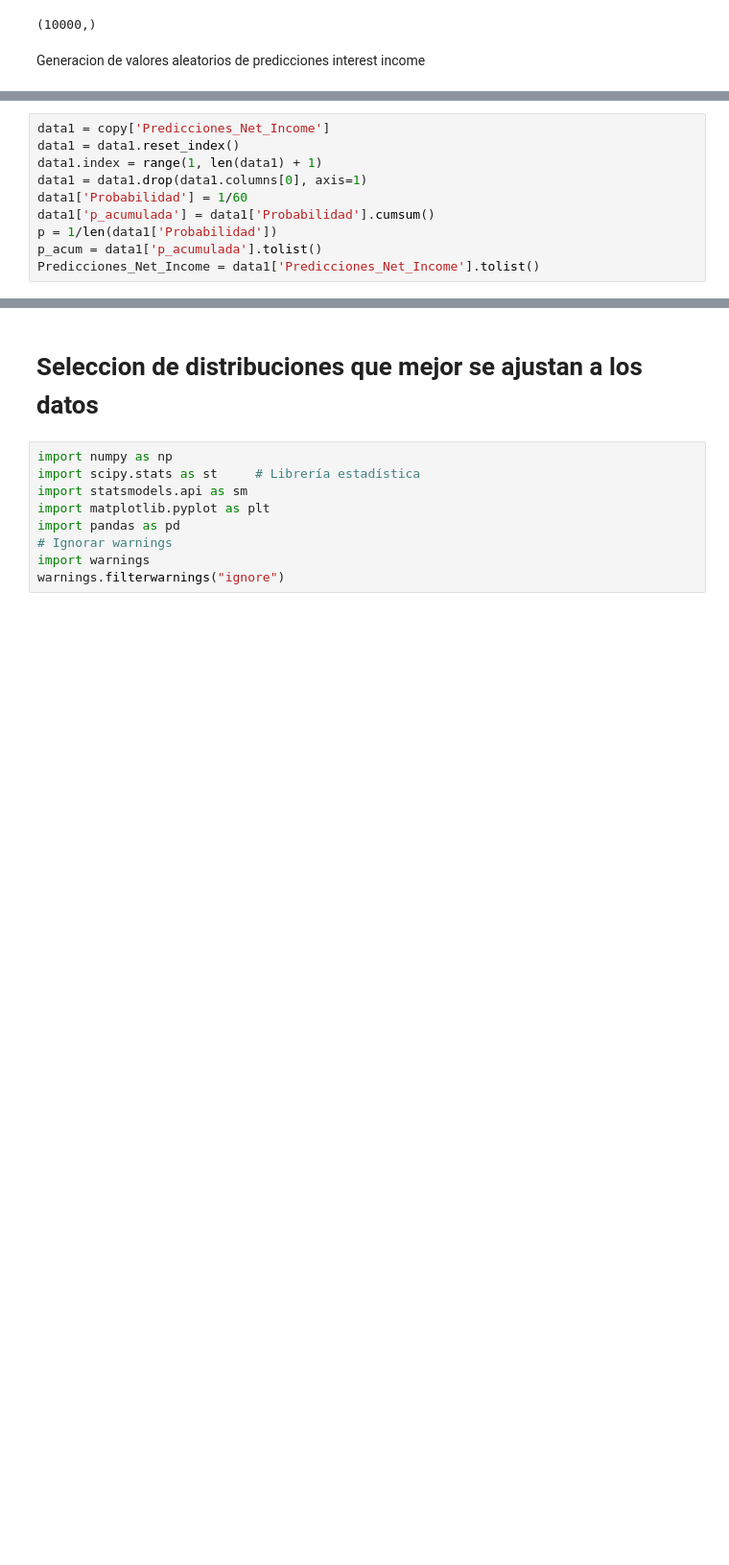
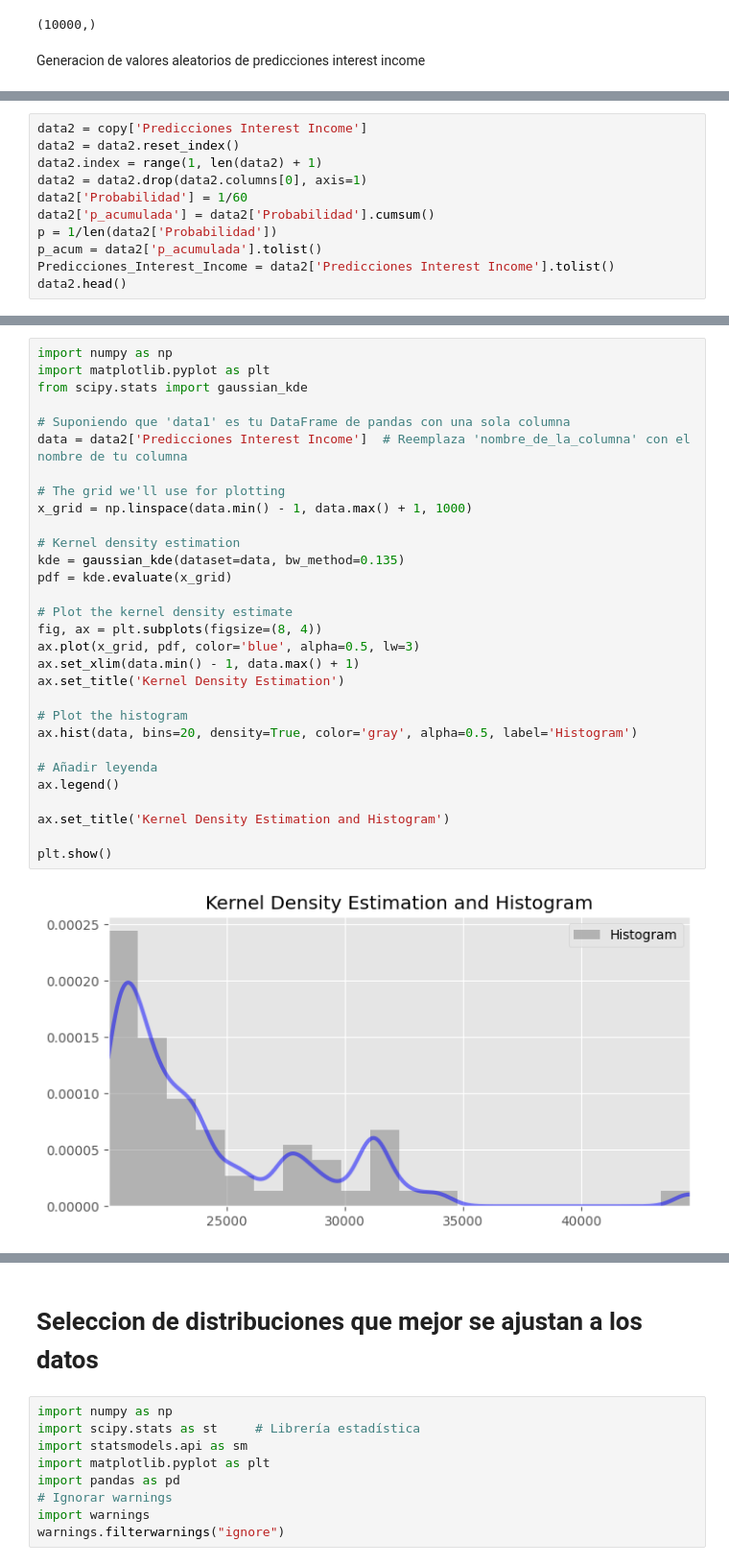
Before and after one commit to Maxcode99/Proyecto_SPF, a Jupyter notebook: Proyecto_Alan_Max.ipynb, the cells around one changed output, grey strips where cells are left out. Shown: that part at 96% size. Drawn from its saved outputs; the diff is of its cells as text; blank space fills up the shorter version.

```diff
--- a/Proyecto_Alan_Max.ipynb
+++ b/Proyecto_Alan_Max.ipynb
@@ -555,10 +533,11 @@ data1
 # %%
-data1 = copy['Predicciones_Net_Income']
-data1 = data1.reset_index()
-data1.index = range(1, len(data1) + 1)
-data1 = data1.drop(data1.columns[0], axis=1)
-data1['Probabilidad'] = 1/60
-data1['p_acumulada'] = data1['Probabilidad'].cumsum()
-p = 1/len(data1['Probabilidad'])
-p_acum = data1['p_acumulada'].tolist()
-Predicciones_Net_Income = data1['Predicciones_Net_Income'].tolist()
+data2 = copy['Predicciones Interest Income']
+data2 = data2.reset_index()
+data2.index = range(1, len(data2) + 1)
+data2 = data2.drop(data2.columns[0], axis=1)
+data2['Probabilidad'] = 1/60
+data2['p_acumulada'] = data2['Probabilidad'].cumsum()
+p = 1/len(data2['Probabilidad'])
+p_acum = data2['p_acumulada'].tolist()
+Predicciones_Interest_Income = data2['Predicciones Interest Income'].tolist()
+data2.head()
@@ -564,0 +551,32 @@ Predicciones_Net_Income = data1['Predicciones_Net_Income'].tolist()
+# %%
+import numpy as np
+import matplotlib.pyplot as plt
+from scipy.stats import gaussian_kde
+
+# Suponiendo que 'data1' es tu DataFrame de pandas con una sola columna
+data = data2['Predicciones Interest Income']  # Reemplaza 'nombre_de_la_columna' con el nombre de tu columna
+
+# The grid we'll use for plotting
+x_grid = np.linspace(data.min() - 1, data.max() + 1, 1000)
+
+# Kernel density estimation
+kde = gaussian_kde(dataset=data, bw_method=0.135)
+pdf = kde.evaluate(x_grid)
+
+# Plot the kernel density estimate
+fig, ax = plt.subplots(figsize=(8, 4))
+ax.plot(x_grid, pdf, color='blue', alpha=0.5, lw=3)
+ax.set_xlim(data.min() - 1, data.max() + 1)
+ax.set_title('Kernel Density Estimation')
+
+# Plot the histogram
+ax.hist(data, bins=20, density=True, color='gray', alpha=0.5, label='Histogram')
+
+# Añadir leyenda
+ax.legend()
+
+ax.set_title('Kernel Density Estimation and Histogram')
+
+plt.show()
+# %% [output]
+[figure, added]
```
Also changed, not shown: parts of 19 cells of this notebook.
